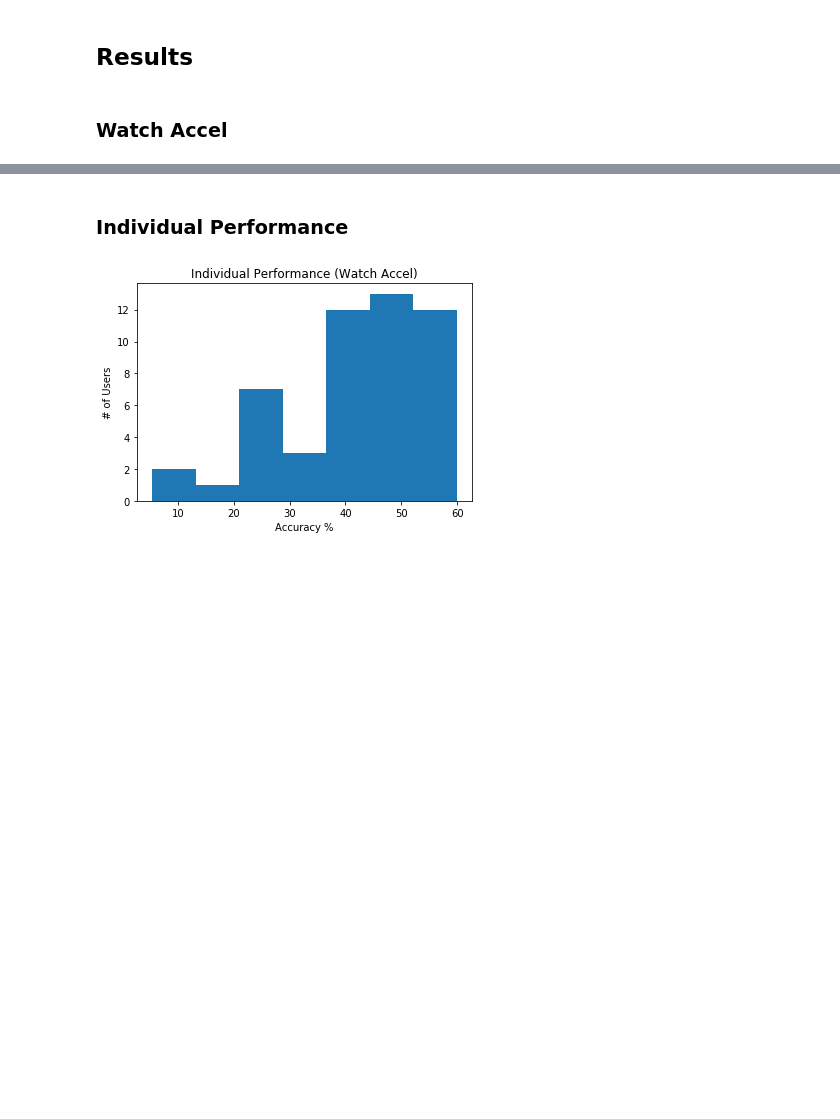
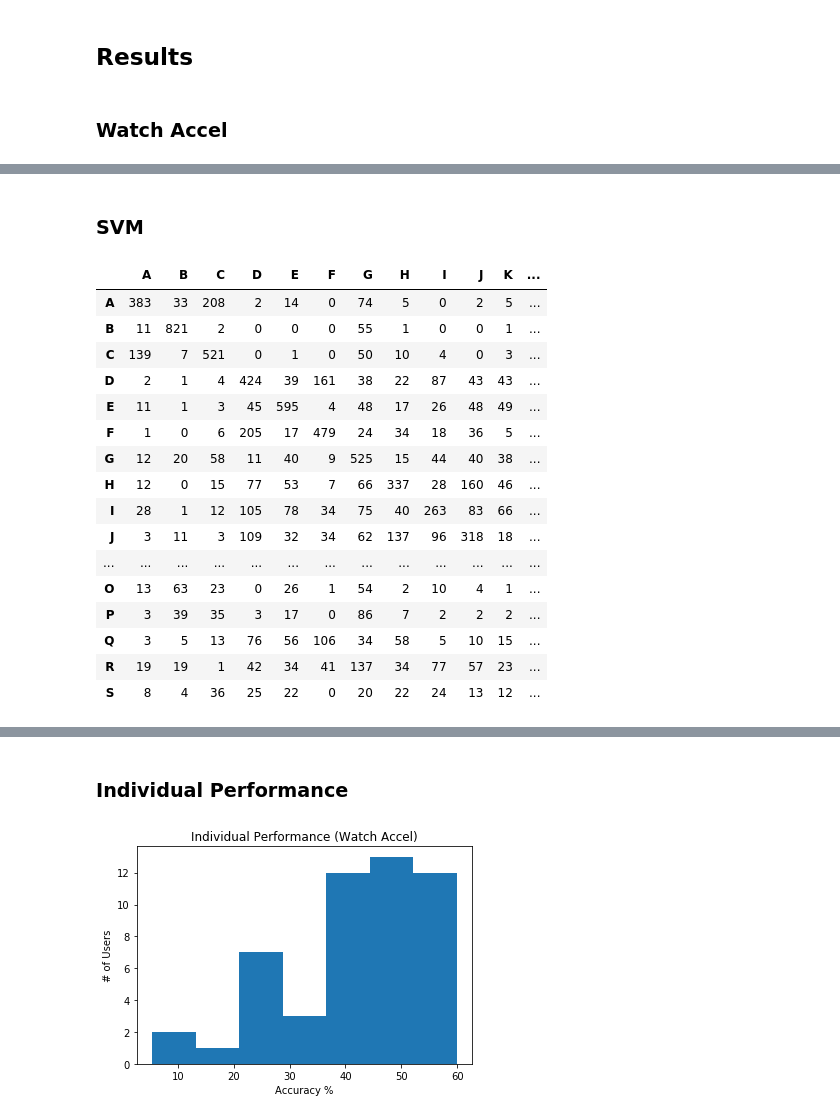
Before and after one commit to abby1ill/AR-sensor-fusion, a Jupyter notebook: Scripts.ipynb, the cells around one changed output, grey strips where cells are left out. Cells and saved outputs as stored; diff of their text form; code cells hidden in the pictures; blank space fills up the shorter version.

```diff
--- a/Scripts.ipynb
+++ b/Scripts.ipynb
@@ -862,0 +909,22 @@ agg_impersonal_cms1[2]
+# %% [markdown]
+### SVM
+# %%
+agg_impersonal_cms1[3]
+# %% [output]
+|  | A | B | C | D | E | F | G | H | I | J | K | ... |
+| A | 383 | 33 | 208 | 2 | 14 | 0 | 74 | 5 | 0 | 2 | 5 | ... |
+| B | 11 | 821 | 2 | 0 | 0 | 0 | 55 | 1 | 0 | 0 | 1 | ... |
+| C | 139 | 7 | 521 | 0 | 1 | 0 | 50 | 10 | 4 | 0 | 3 | ... |
+| D | 2 | 1 | 4 | 424 | 39 | 161 | 38 | 22 | 87 | 43 | 43 | ... |
+| E | 11 | 1 | 3 | 45 | 595 | 4 | 48 | 17 | 26 | 48 | 49 | ... |
+| F | 1 | 0 | 6 | 205 | 17 | 479 | 24 | 34 | 18 | 36 | 5 | ... |
+| G | 12 | 20 | 58 | 11 | 40 | 9 | 525 | 15 | 44 | 40 | 38 | ... |
+| H | 12 | 0 | 15 | 77 | 53 | 7 | 66 | 337 | 28 | 160 | 46 | ... |
+| I | 28 | 1 | 12 | 105 | 78 | 34 | 75 | 40 | 263 | 83 | 66 | ... |
+| J | 3 | 11 | 3 | 109 | 32 | 34 | 62 | 137 | 96 | 318 | 18 | ... |
+| ... | ... | ... | ... | ... | ... | ... | ... | ... | ... | ... | ... | ... |
+| O | 13 | 63 | 23 | 0 | 26 | 1 | 54 | 2 | 10 | 4 | 1 | ... |
+| P | 3 | 39 | 35 | 3 | 17 | 0 | 86 | 7 | 2 | 2 | 2 | ... |
+| Q | 3 | 5 | 13 | 76 | 56 | 106 | 34 | 58 | 5 | 10 | 15 | ... |
+| R | 19 | 19 | 1 | 42 | 34 | 41 | 137 | 34 | 77 | 57 | 23 | ... |
+| S | 8 | 4 | 36 | 25 | 22 | 0 | 20 | 22 | 24 | 13 | 12 | ... |
```
Also changed, not shown: parts of 53 cells of this notebook.
